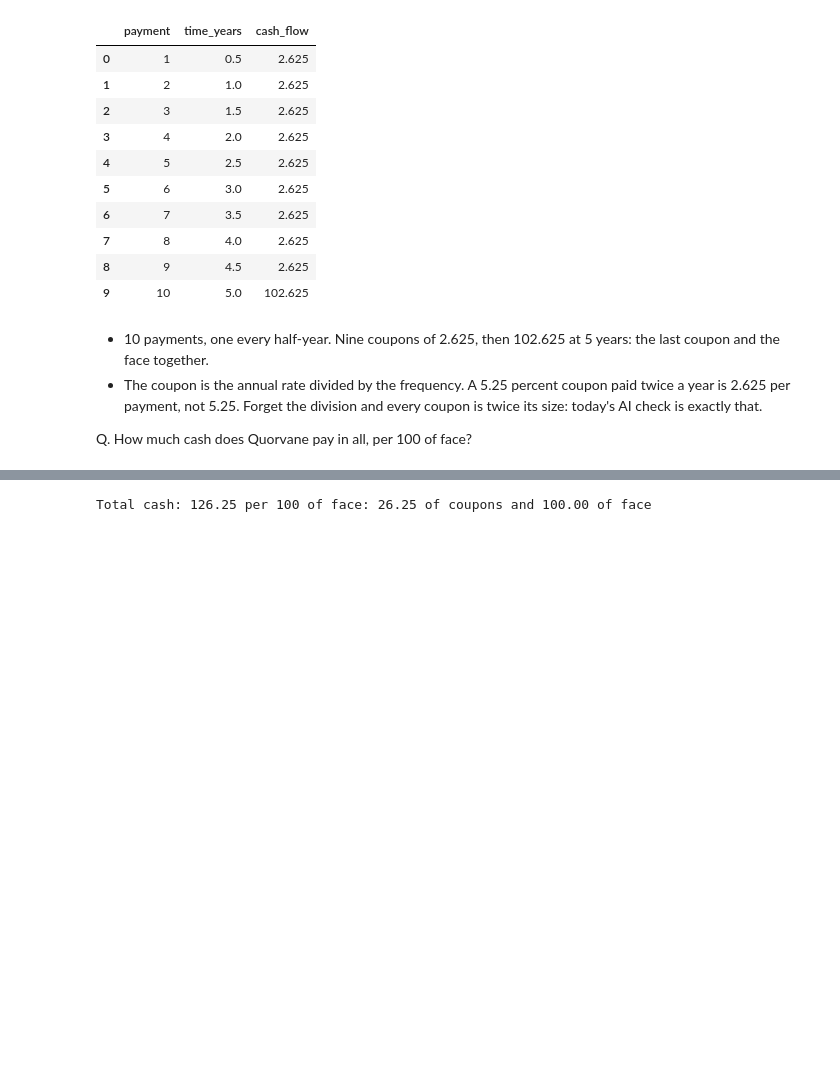
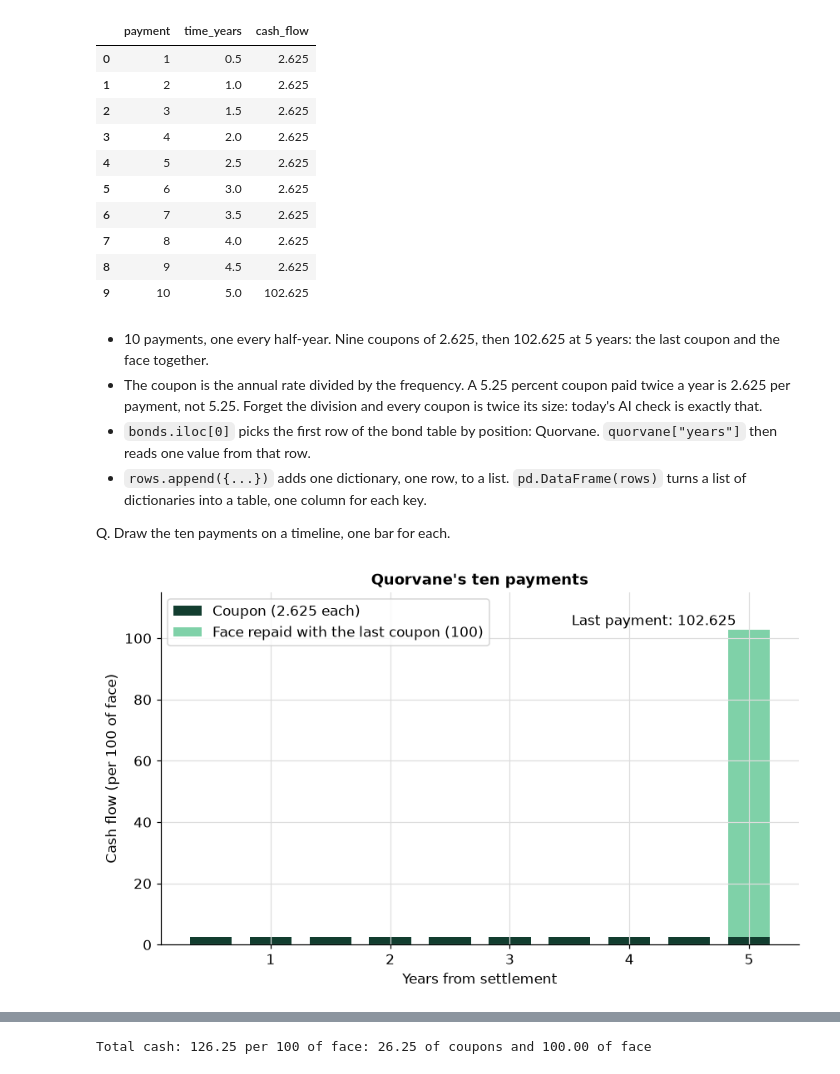
Before and after one commit to lenamonj/python-fixed-income, a Jupyter notebook: course2_bond_math/week1/day2/02_cash_flows_and_price_from_yield.ipynb, the cells around one changed output, grey strips where cells are left out. Drawn from its saved outputs; the diff is of its cells as text; code cells hidden in the pictures; blank space fills up the shorter version.

```diff
--- a/course2_bond_math/week1/day2/02_cash_flows_and_price_from_yield.ipynb
+++ b/course2_bond_math/week1/day2/02_cash_flows_and_price_from_yield.ipynb
@@ -70,6 +71,23 @@ import urllib.request
 from pathlib import Path
 
 import pandas as pd
+
+# the course's chart style, set once here so every chart in the notebook looks the same
+import matplotlib.pyplot as plt
+
+plt.rcParams.update({
+    "figure.figsize": (9, 5),          # width and height of a chart, in inches
+    "figure.dpi": 110,                 # sharpness on screen
+    "font.size": 11,
+    "axes.titlesize": 12,
+    "axes.titleweight": "bold",
+    # the course greens, then a grey, for the first four lines or bars of a chart
+    "axes.prop_cycle": plt.cycler(color=["#123d2f", "#1c7a57", "#7fd1a8", "#8c8c8c"]),
+    "axes.grid": True,                 # light gridlines, as in an Excel chart
+    "grid.color": "#dddddd",
+    "axes.spines.top": False,          # no box line above or to the right of the plot
+    "axes.spines.right": False,
+})
 
 # pytest runs the tests. A Colab runtime may not have it.
 try:
@@ -349,5 +367,27 @@ quorvane_flows
 # %% [markdown]
 * 10 payments, one every half-year. Nine coupons of 2.625, then 102.625 at 5 years: the last coupon and the face together.
 * The coupon is the annual rate divided by the frequency. A 5.25 percent coupon paid twice a year is 2.625 per payment, not 5.25. Forget the division and every coupon is twice its size: today's AI check is exactly that.
+* `bonds.iloc[0]` picks the first row of the bond table by position: Quorvane. `quorvane["years"]` then reads one value from that row.
+* `rows.append({...})` adds one dictionary, one row, to a list. `pd.DataFrame(rows)` turns a list of dictionaries into a table, one column for each key.
 
-Q. How much cash does Quorvane pay in all, per 100 of face?
+Q. Draw the ten payments on a timeline, one bar for each.
+# %%
+# one bar for each payment, at the time it arrives; the last bar stacks the face of 100 on top of its coupon
+fig, ax = plt.subplots()
+coupon_each = quorvane_flows["cash_flow"].iloc[0]
+last_time = quorvane_flows["time_years"].iloc[-1]
+last_flow = quorvane_flows["cash_flow"].iloc[-1]
+
+ax.bar(quorvane_flows["time_years"], coupon_each, width=0.35, label=f"Coupon ({coupon_each:.3f} each)")
+ax.bar(last_time, 100, bottom=coupon_each, width=0.35, color="#7fd1a8", label="Face repaid with the last coupon (100)")
+
+# say what the tall bar is, next to it
+ax.annotate(f"Last payment: {last_flow:.3f}", (last_time, last_flow), textcoords="offset points", xytext=(-10, 4), ha="right")
+ax.set_ylim(0, 115)
+ax.set_title("Quorvane's ten payments")
+ax.set_xlabel("Years from settlement")
+ax.set_ylabel("Cash flow (per 100 of face)")
+ax.legend(loc="upper left")
+plt.show()
+# %% [output]
+[figure, added]
```
Also changed, not shown: parts of 28 cells of this notebook, 2 other files.
